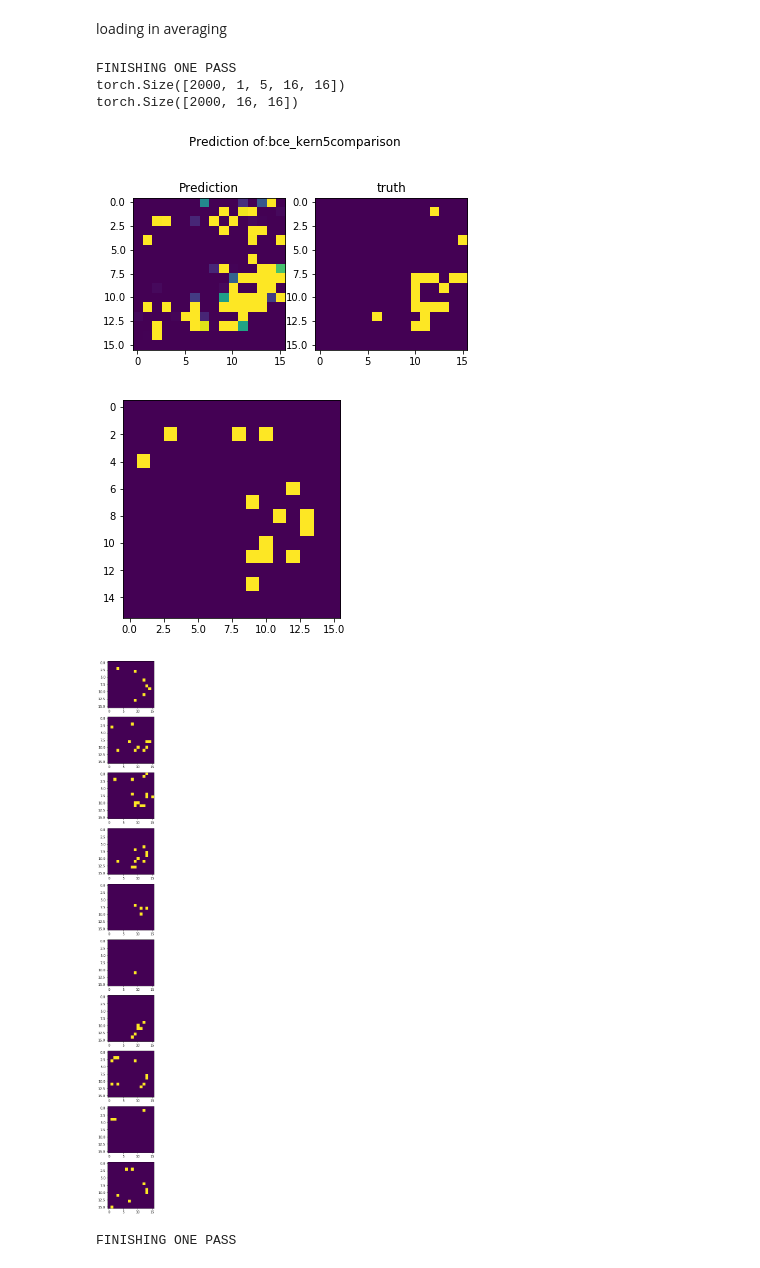
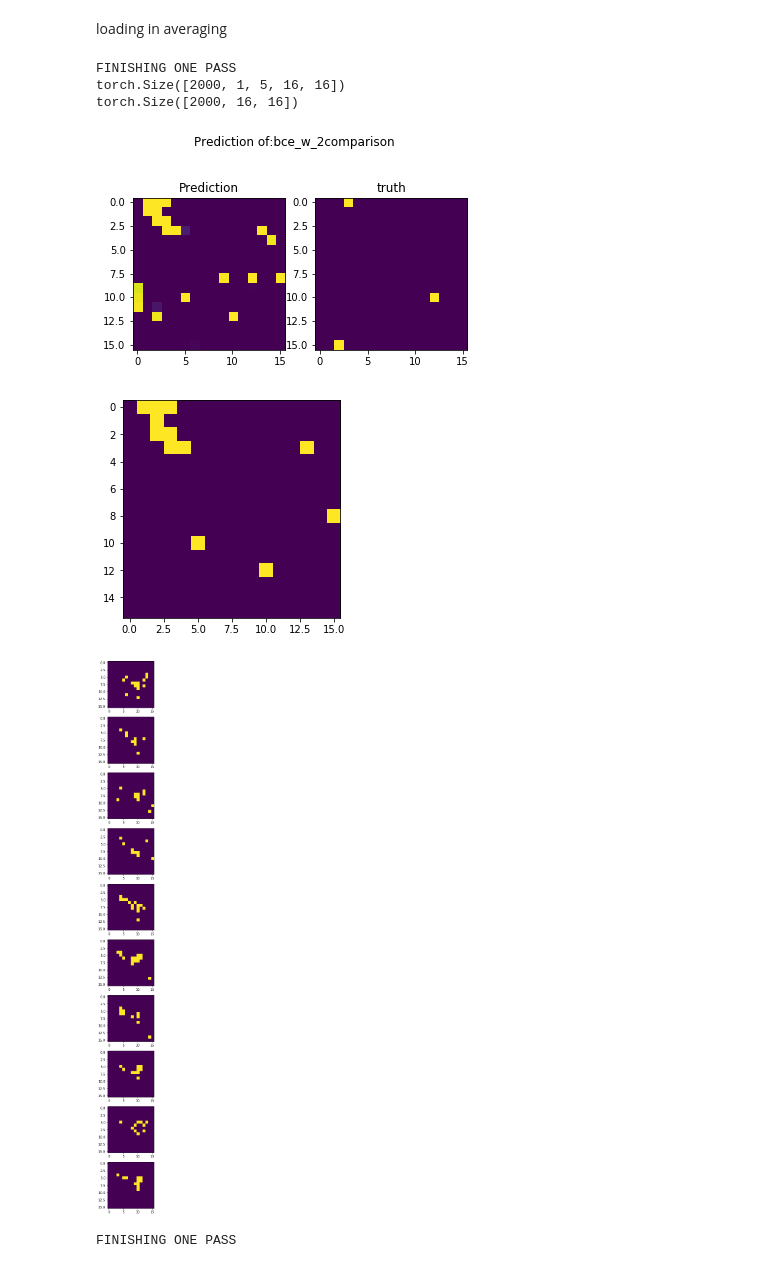
Before and after one commit to Garethlomax/acse-9-independent-research-project-Garethlomax, a Jupyter notebook: Model_testing.ipynb, the cells around one changed output. Drawn from its saved outputs; the diff is of its cells as text; code cells hidden in the pictures.

```diff
--- a/Model_testing.ipynb
+++ b/Model_testing.ipynb
@@ -1051,7 +1051,7 @@ class HDF5Dataset_with_avgs(Dataset):
 # %% [markdown]
 ## save fig def
 # %%
-def test_image_save(model, train_loader, name, sample = 7):
+def test_image_save(model, train_loader, name, sample = 7, threshold = 0.5):
     model.eval()
     # calculate x and prediction
     for a, b in train_loader:
@@ -1082,7 +1082,7 @@ def test_image_save(model, train_loader, name, sample = 7):
 #     print(b[7])
 #     print(x[7][0][0])
     plt.figure()
-    x[sample][0][0][0.761593 > x[sample][0][0]] = 0
+    x[sample][0][0][threshold > x[sample][0][0]] = 0
     plt.imshow(x[sample][0][0])
     fig, axes = plt.subplots(10,1,figsize=(32,32))
     for i in range(10):
@@ -1155,9 +1155,9 @@ train, valid = initialise_dataset_HDF5_full('data_min_events_25.hdf5', valid_fra
 # %%
 train_loader = DataLoader(valid, batch_size = 2000, shuffle = False) # implement moving MNIST data input
 # %%
-name = "bce_kern5"
+name = "bce_w_2"
 # %%
-test_model = nn.DataParallel(LSTMencdec_onestep(structure, 5, kernel_size = 5)).to(device) # added data parrallel
+test_model = nn.DataParallel(LSTMencdec_onestep(structure, 5, kernel_size = 3)).to(device) # added data parrallel
 
 test_model.load_state_dict(torch.load(name + ".pth"))
 test_model.eval()
@@ -1192,14 +1192,14 @@ DataParallel(
 # %% [markdown]
 loading in averaging
 # %%
-test_image_save(test_model, train_loader, name + "comparison", sample = 123)
+test_image_save(test_model, train_loader, name + "comparison", sample = 10, threshold = 0.76)
 # %% [output]
 FINISHING ONE PASS
 torch.Size([2000, 1, 5, 16, 16])
 torch.Size([2000, 16, 16])
-[figure, old version]
+[figure, new version]
-[figure, old version]
+[figure, new version]
-[figure, old version]
+[figure, new version]
 # %%
 d = np.load("weights_bce.npy")
 weights = torch.tensor(d)
```
Also changed, not shown: parts of 5 cells of this notebook.
